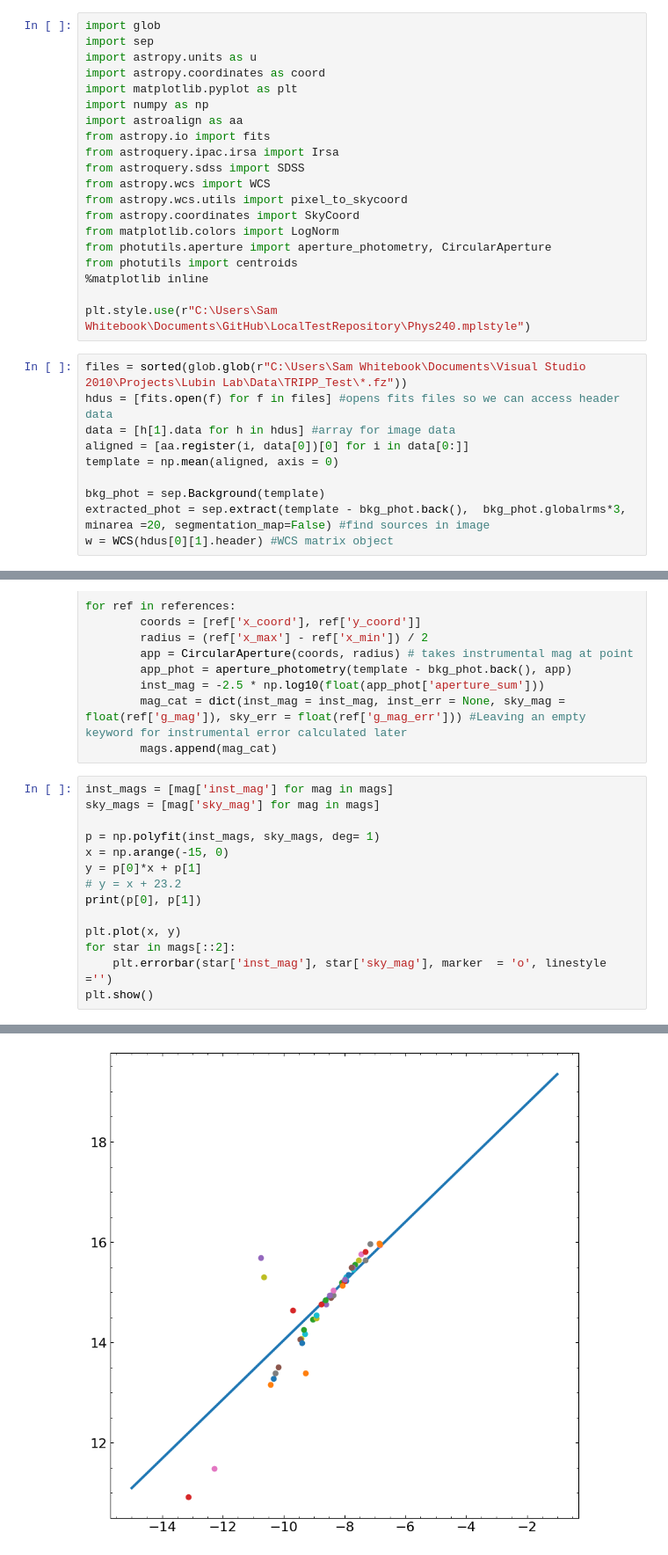
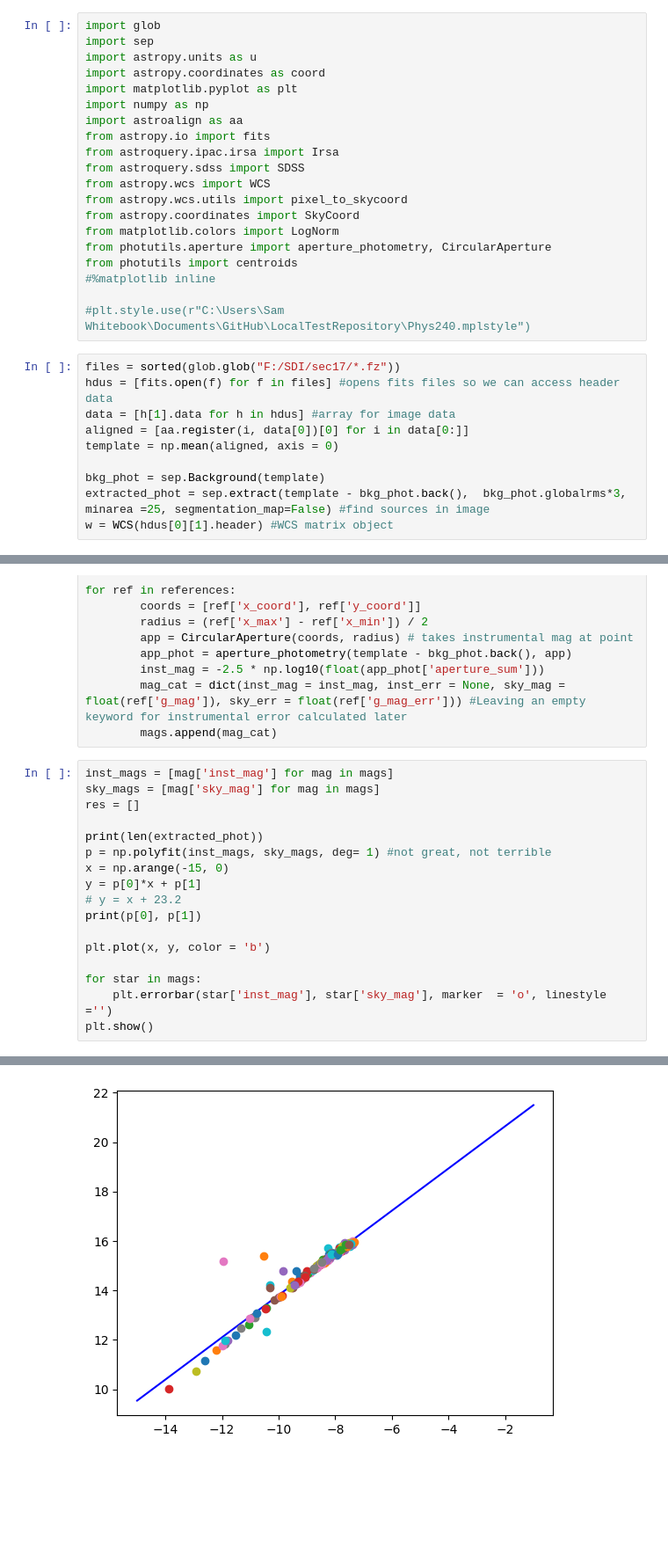
Before and after one commit to Sewhitebook/TRIPP-Pipeline, a Jupyter notebook: photometry_WIP.ipynb, the cells around one changed output, grey strips where cells are left out. Shown: that part at 88% size. Cells and saved outputs as stored; diff of their text form; blank space fills up the shorter version.

```diff
--- a/photometry_WIP.ipynb
+++ b/photometry_WIP.ipynb
@@ -17,18 +17,18 @@ from astropy.coordinates import SkyCoord
 from matplotlib.colors import LogNorm
 from photutils.aperture import aperture_photometry, CircularAperture
 from photutils import centroids
-%matplotlib inline
+#%matplotlib inline
 
-plt.style.use(r"C:\Users\Sam Whitebook\Documents\GitHub\LocalTestRepository\Phys240.mplstyle")
+#plt.style.use(r"C:\Users\Sam Whitebook\Documents\GitHub\LocalTestRepository\Phys240.mplstyle")
 # %%
-files = sorted(glob.glob(r"C:\Users\Sam Whitebook\Documents\Visual Studio 2010\Projects\Lubin Lab\Data\TRIPP_Test\*.fz"))
+files = sorted(glob.glob("F:/SDI/sec17/*.fz"))
 hdus = [fits.open(f) for f in files] #opens fits files so we can access header data
 data = [h[1].data for h in hdus] #array for image data
 aligned = [aa.register(i, data[0])[0] for i in data[0:]]
 template = np.mean(aligned, axis = 0)
 
 bkg_phot = sep.Background(template)
-extracted_phot = sep.extract(template - bkg_phot.back(),  bkg_phot.globalrms*3, minarea =20, segmentation_map=False) #find sources in image
+extracted_phot = sep.extract(template - bkg_phot.back(),  bkg_phot.globalrms*3, minarea =25, segmentation_map=False) #find sources in image
 w = WCS(hdus[0][1].header) #WCS matrix object
 # %% [output]
 WARNING: FITSFixedWarning: 'obsfix' made the change 'Set OBSGEO-L to  -156.257514 from OBSGEO-[XYZ].
@@ -58,15 +58,18 @@ for ref in references:
 # %%
 inst_mags = [mag['inst_mag'] for mag in mags]
 sky_mags = [mag['sky_mag'] for mag in mags]
+res = []
 
-p = np.polyfit(inst_mags, sky_mags, deg= 1)
+print(len(extracted_phot))
+p = np.polyfit(inst_mags, sky_mags, deg= 1) #not great, not terrible
 x = np.arange(-15, 0)
 y = p[0]*x + p[1]
 # y = x + 23.2
 print(p[0], p[1])
 
-plt.plot(x, y)
-for star in mags[::2]:
+plt.plot(x, y, color = 'b')
+
+for star in mags:
     plt.errorbar(star['inst_mag'], star['sky_mag'], marker  = 'o', linestyle ='')
 plt.show()
 # %% [output]
@@ -74 +78 @@ plt.show()
-[figure, old version]
+[figure, new version]
```
Also changed, not shown: parts of 3 cells of this notebook, 1 other file.
